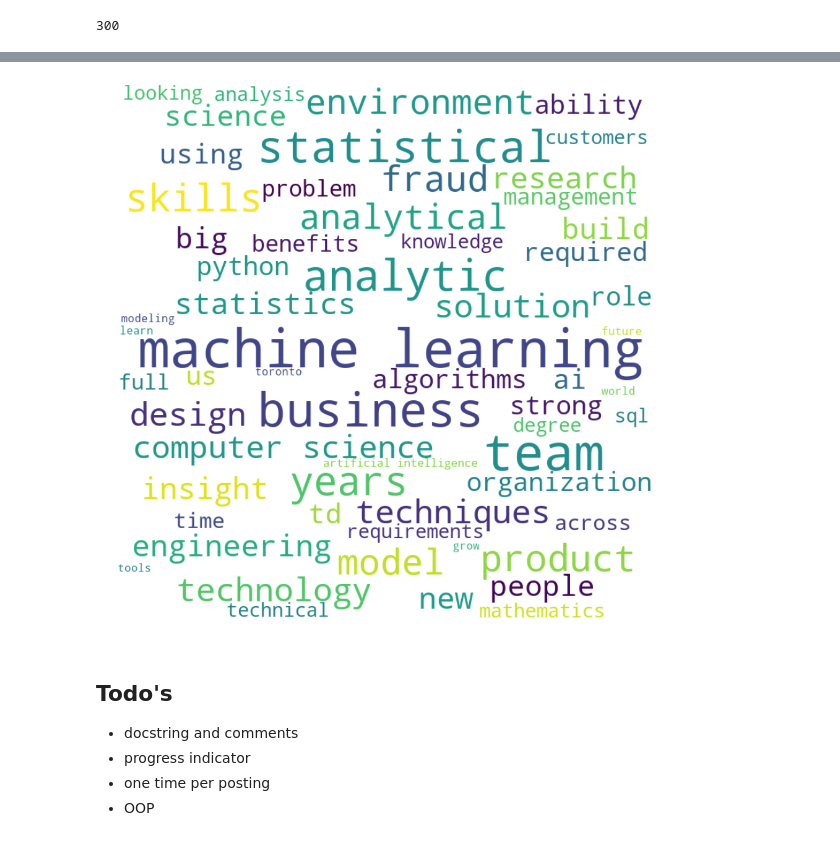
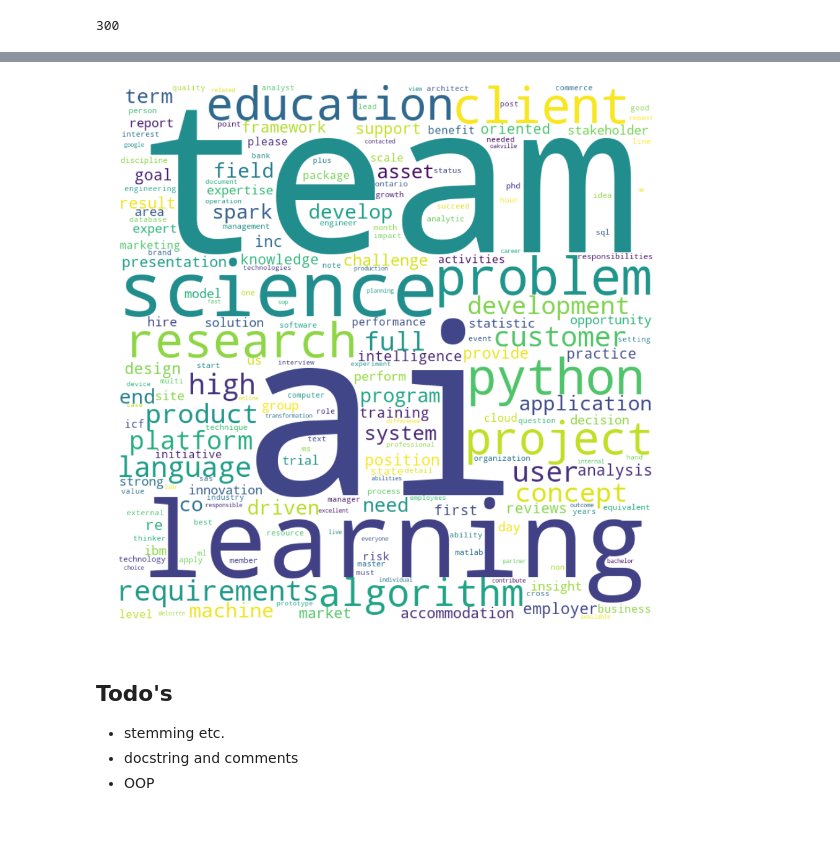
Before and after one commit to georgeliu1998/ideal_profiles, a Jupyter notebook: ideal_profiles_2.ipynb, the cells around one changed output, grey strips where cells are left out. Saved outputs shown, nothing was run; the diff lists cells and outputs as text; code cells hidden in the pictures.

```diff
--- a/ideal_profiles_2.ipynb
+++ b/ideal_profiles_2.ipynb
@@ -216 +244,40 @@ len(postings_dict)
+# %%
+def clean_text(text):
+    """
+    Clean the text so that all words are root...
+
+    Arguments:
+    text -- list of job posting strings
+
+    Returns:
+    cleaned_text -- a text string for the wc plot
+    """
+
+    text = [set(i.split()) for i in text]
+
+    cleaned_text = set()
+    for s in text:
+        cleaned_text.update(s)
+    cleaned_text = ' '.join(cleaned_text)
+
+    return cleaned_text
+# %%
+stopwords_list = ['ago', 'based', 'canada', 'candidate', 'company', 'data', 'days', 'education',
+                  'employee', 'ensure', 'environment', 'et', 'etc', 'experience', 'help', 'including',
+                  'job', 'life', 'location', 'microsoft', 'nowapply', 'office', 'preferred', 'qualifications', 'required', 'requirement',
+                  'resume', 'review',
+                  'reviewsread', 'save', 'saying', 'scientist', 'self', 'service', 'sitesave', 'skill', 'skills', 'time', 'tool',
+                  'toronto', 'understanding',
+                      'well', 'will', 'work', 'working', 'world', 'year', 'yearsjobapply']
+# %%
+# Take the first 100 postings and make a wordcloud plot
+text = []
+for i in range(1, 101):
+    text.append(data[i]['posting'])
+text = clean_text(text)
+plot_wc(text, max_words=200,
+        stopwords_list=stopwords_list,
+        to_file_name="wc_cleaned")
+# %% [output]
+[figure, added]
 # %%
@@ -218,9 +284,0 @@ text = " ".join([i['posting'] for i in data.values()])
-# %%
-stopwords_list = ['ago', 'based', 'canada', 'candidate', 'company', 'data', 'days',
-                      'employee', 'ensure', 'et', 'etc', 'experience', 'help', 'including',
-                      'job', 'microsoft', 'nowapply', 'office', 'reviewsread', 'save', 'saying',
-                      'scientist', 'service', 'sitesave', 'skill', 'tool', 'understanding',
-                      'well', 'will', 'work', 'working', 'year', 'yearsjobapply']
-plot_wc(text, max_words=60, stopwords_list=stopwords_list)
-# %% [output]
-[figure, removed]
@@ -238,6 +287,5 @@ def clean_text(text):
 # %% [markdown]
 ## Todo's
+- stemming etc.
 - docstring and comments
-- progress indicator
-- one time per posting
 - OOP
```
Also changed, not shown: parts of 10 cells of this notebook.
